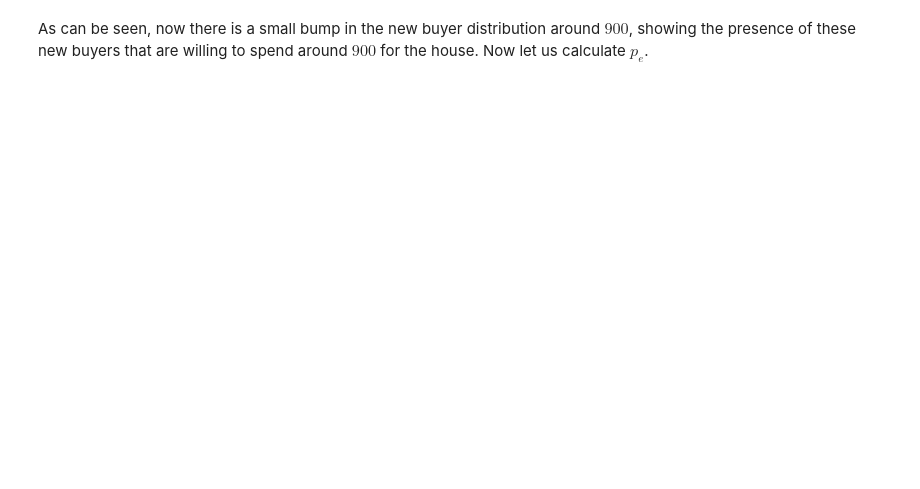
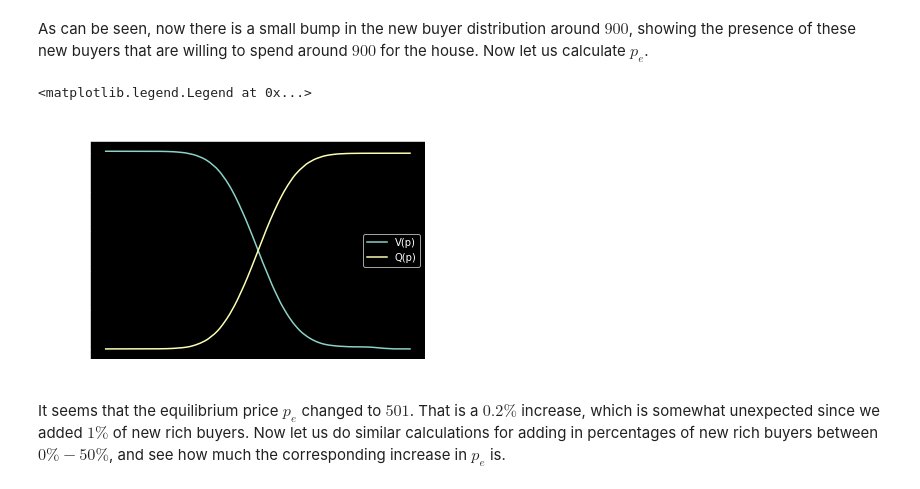
Before and after one commit to tmog123/RandomAnalysis, a Jupyter notebook: price_impact.ipynb, the cells around one changed output. Cells and saved outputs as stored; diff of their text form; code cells hidden in the pictures; blank space fills up the shorter version.

```diff
--- a/price_impact.ipynb
+++ b/price_impact.ipynb
@@ -181,2 +181,18 @@ plt.legend()
 # %% [markdown]
 As can be seen, now there is a small bump in the new buyer distribution around $900$, showing the presence of these new buyers that are willing to spend around $900$ for the house. Now let us calculate $p_e$.
+# %%
+buyer_cdf = get_CDF_manual(newbuyerdistribution,pmax,cdf_number_ps)
+seller_cdf = get_CDF_manual(sellerdistribution,pmax,cdf_number_ps)
+Vs = (N+N_new)*(1-buyer_cdf)
+Qs = (S)*(seller_cdf)
+differences = np.abs(Vs-Qs)
+pe = np.linspace(0,pmax,cdf_number_ps)[differences.argmin()]
+plt.plot(np.linspace(0,pmax,cdf_number_ps),Vs,label='V(p)')
+plt.plot(np.linspace(0,pmax,cdf_number_ps),Qs,label='Q(p)')
+plt.title('p_e = %s'%(pe))
+plt.legend()
+# %% [output]
+<matplotlib.legend.Legend at 0x...>
+[figure, added]
+# %% [markdown]
+It seems that the equilibrium price $p_e$ changed to $501$. That is a $0.2 \%$ increase, which is somewhat unexpected since we added $ 1 \% $ of new rich buyers. Now let us do similar calculations for adding in percentages of new rich buyers between $ 0 \% - 50\%$, and see how much the corresponding increase in $p_e$ is.
```
Also changed, not shown: parts of 5 cells of this notebook.
